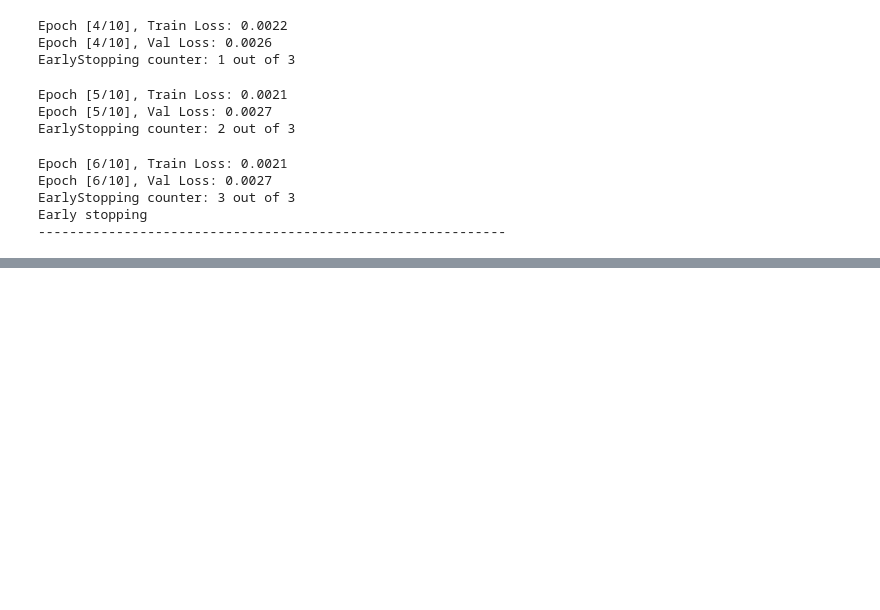
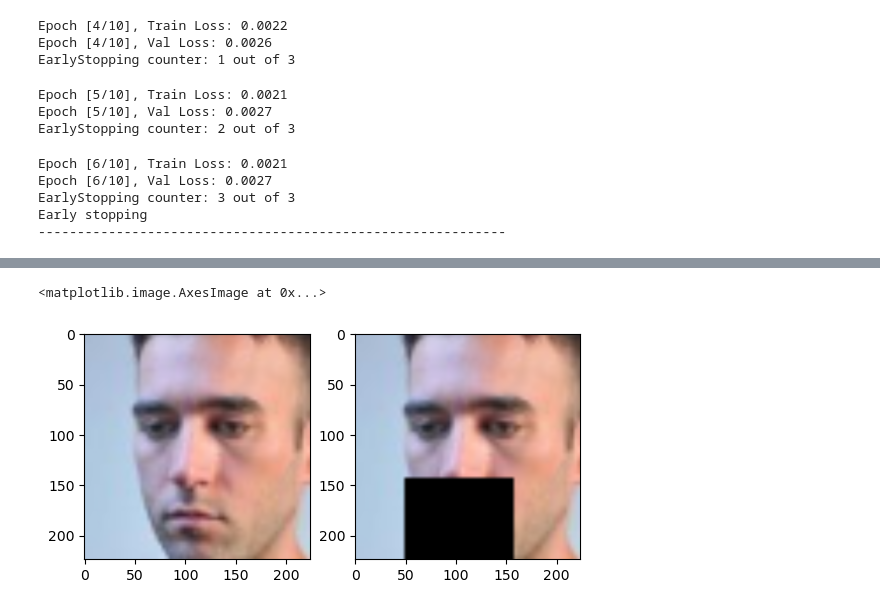
Before and after one commit to madhava20217/Realtime-Masked-Face-Unmasker, a Jupyter notebook: completion.ipynb, the cells around one changed output, grey strips where cells are left out. Saved outputs shown, nothing was run; the diff lists cells and outputs as text; code cells hidden in the pictures; blank space fills up the shorter version.

```diff
--- a/completion.ipynb
+++ b/completion.ipynb
@@ -284,0 +285,12 @@ ax[1].imshow(unmasked[0].detach().cpu().permute(1, 2, 0))
+# %%
+newsize = (224, 224)
+new_resize = transforms.Resize(newsize)
+img = new_resize(img)
+mask = new_resize(mask)
+# %%
+fig, ax = plt.subplots(1, 2)
+ax[0].imshow(img.cpu().permute(1, 2, 0))
+ax[1].imshow(mask.cpu().permute(1, 2, 0))
+# %% [output]
+<matplotlib.image.AxesImage at 0x...>
+[figure, added]
```
Also changed, not shown: parts of 6 cells of this notebook, 1 other file.
